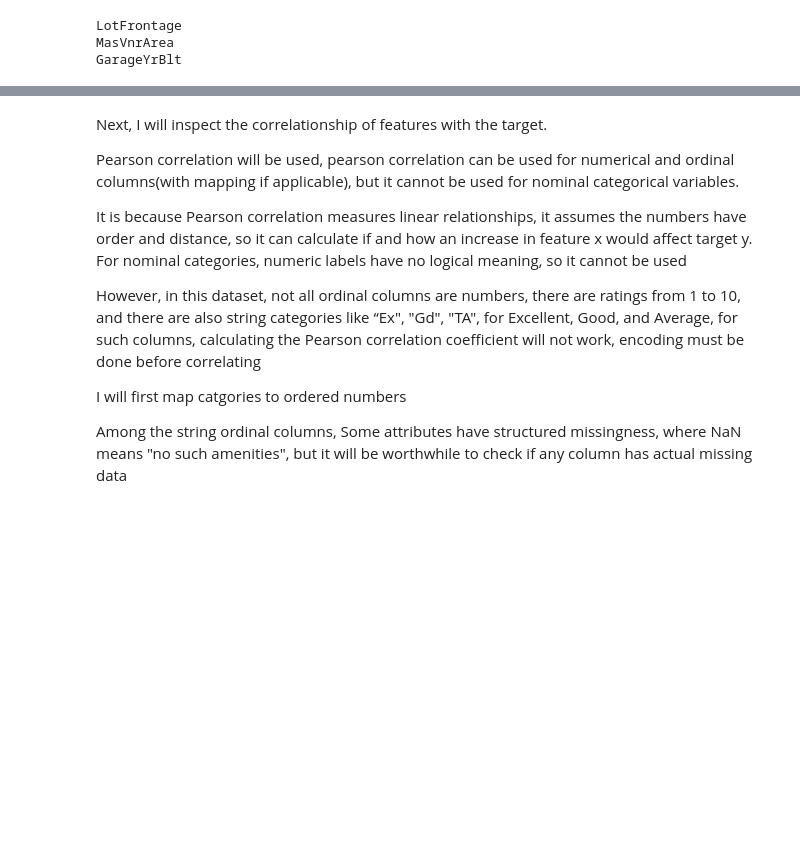
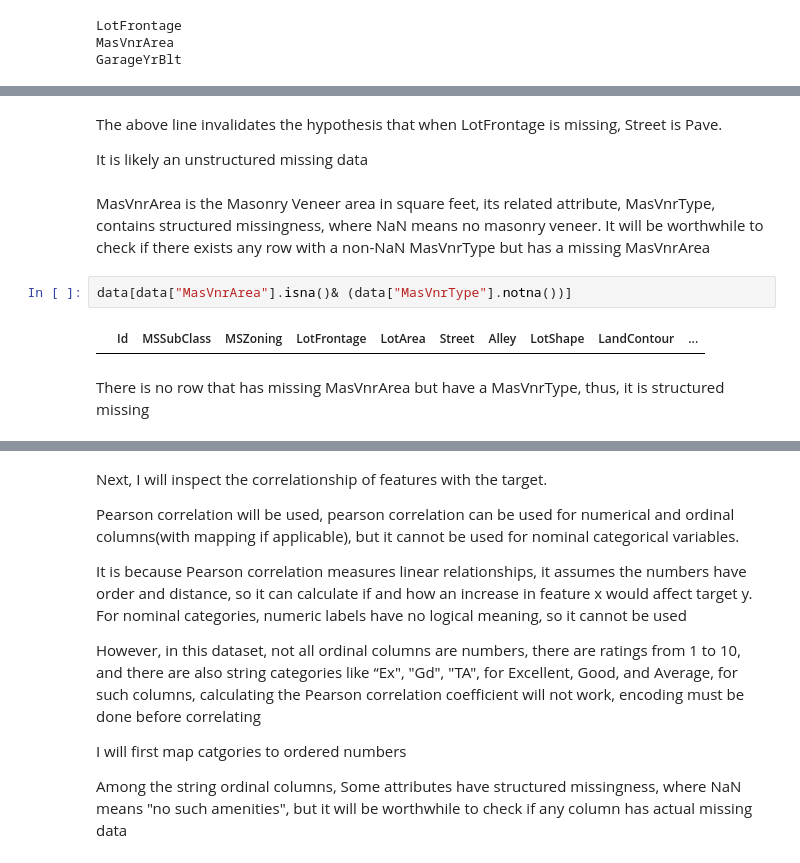
Before and after one commit to jakelis/Kaggle_House_Prices, a Jupyter notebook: notebooks/01_eda.ipynb, the cells around one changed output, grey strips where cells are left out. Cells and saved outputs as stored; diff of their text form; blank space fills up the shorter version.

```diff
--- a/notebooks/01_eda.ipynb
+++ b/notebooks/01_eda.ipynb
@@ -316,0 +341,12 @@ GarageYrBlt
+# %% [markdown]
+The above line invalidates the hypothesis that when LotFrontage is missing, Street is Pave.
+
+It is likely an unstructured missing data
+# %% [markdown]
+MasVnrArea is the Masonry Veneer area in square feet, its related attribute, MasVnrType, contains structured missingness, where NaN means no masonry veneer. It will be worthwhile to check if there exists any row with a non-NaN MasVnrType but has a missing MasVnrArea
+# %%
+data[data["MasVnrArea"].isna()& (data["MasVnrType"].notna())]
+# %% [output]
+|  | Id | MSSubClass | MSZoning | LotFrontage | LotArea | Street | Alley | LotShape | LandContour | ... |
+# %% [markdown]
+There is no row that has missing MasVnrArea but have a MasVnrType, thus, it is structured missing
```
Also changed, not shown: parts of 9 cells of this notebook, 1 other file.
